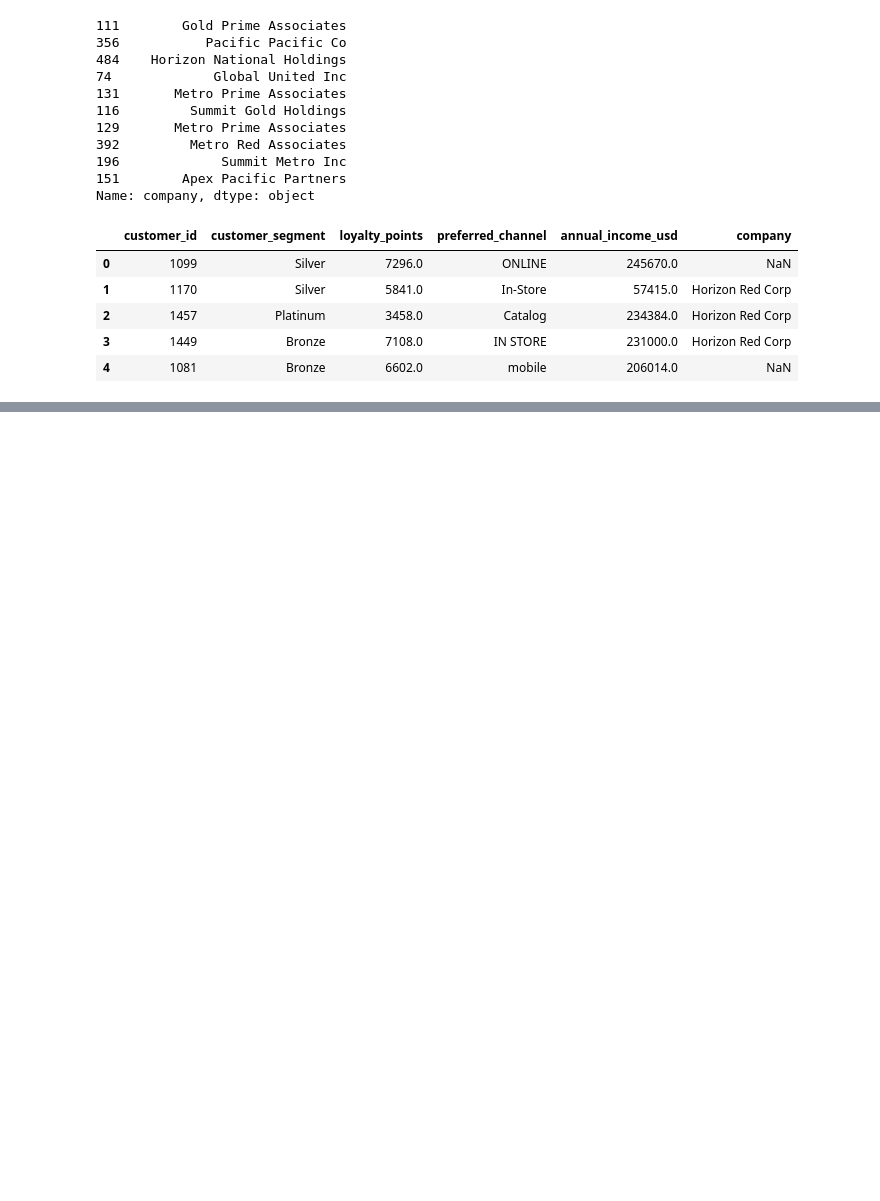
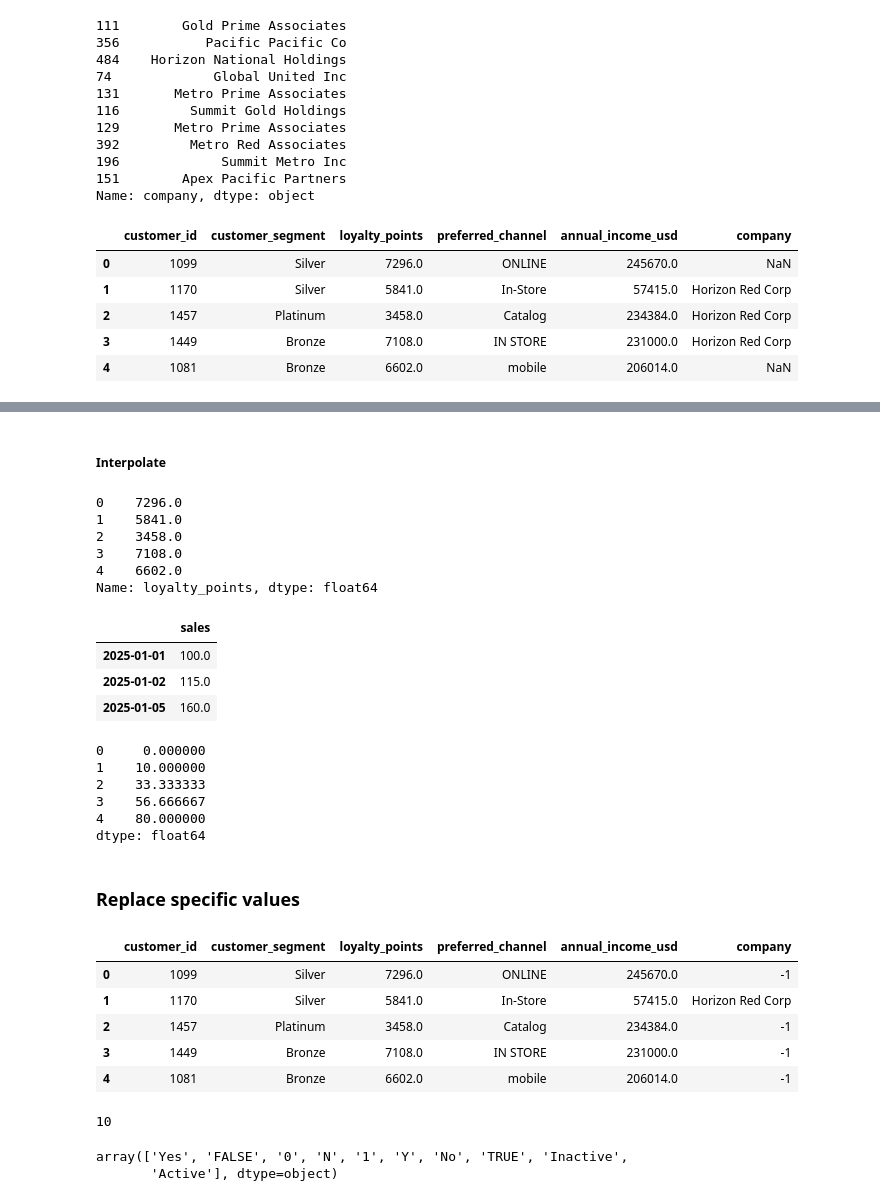
Before and after one commit to Ritik574-coder/python-foundations-to-mastery, a Jupyter notebook: Pandas/pandas_data_cleaning.ipynb, the cells around one changed output, grey strips where cells are left out. Saved outputs shown, nothing was run; the diff lists cells and outputs as text; code cells hidden in the pictures; blank space fills up the shorter version.

Commit message:
adding python tools to replace redudent value or more with null and another value

```diff
--- a/Pandas/pandas_data_cleaning.ipynb
+++ b/Pandas/pandas_data_cleaning.ipynb
@@ -303 +422,74 @@ business_info_df['company'].bfill().sample(10)
 Name: company, dtype: object
+# %% [markdown]
+##### **Interpolate**
+# %%
+# Handling Missing Values Using Linear Interpolation
+business_info_df['loyalty_points'].interpolate(method='linear').head()
+# %% [output]
+0    7296.0
+1    5841.0
+2    3458.0
+3    7108.0
+4    6602.0
+Name: loyalty_points, dtype: float64
+# %%
+# Handling Time-Series Missing Values Using Time Interpolation
+import numpy as np
+df = pd.DataFrame(
+    {
+        "sales": [100, np.nan, 160]
+    },
+    index=pd.to_datetime(
+        ["2025-01-01",
+         "2025-01-02",
+         "2025-01-05"]
+    )
+)
+
+df.interpolate(method="time")
+# %% [output]
+|  | sales |
+| 2025-01-01 | 100.0 |
+| 2025-01-02 | 115.0 |
+| 2025-01-05 | 160.0 |
+# %%
+# Curve-Based Missing Value Imputation Using Polynomial Interpolation
+import pandas as pd
+import numpy as np
+
+speed = pd.Series([
+    0,
+    10,
+    np.nan,
+    np.nan,
+    80
+])
+
+print(speed.interpolate(method="linear"))
+# %% [output]
+0     0.000000
+1    10.000000
+2    33.333333
+3    56.666667
+4    80.000000
+dtype: float64
+# %% [markdown]
+### **Replace specific values**
+# %%
+business_info_df.replace(pd.NA, -1).head()
+# %% [output]
+|  | customer_id | customer_segment | loyalty_points | preferred_channel | annual_income_usd | company |
+| 0 | 1099 | Silver | 7296.0 | ONLINE | 245670.0 | -1 |
+| 1 | 1170 | Silver | 5841.0 | In-Store | 57415.0 | Horizon Red Corp |
+| 2 | 1457 | Platinum | 3458.0 | Catalog | 234384.0 | -1 |
+| 3 | 1449 | Bronze | 7108.0 | IN STORE | 231000.0 | -1 |
+| 4 | 1081 | Bronze | 6602.0 | mobile | 206014.0 | -1 |
+# %%
+customer_identity_df["is_active"].nunique()
+# %% [output]
+10
+# %%
+customer_identity_df["is_active"].unique()
+# %% [output]
+array(['Yes', 'FALSE', '0', 'N', '1', 'Y', 'No', 'TRUE', 'Inactive',
+       'Active'], dtype=object)
```
Also changed, not shown: parts of 9 cells of this notebook, 1 other file.
